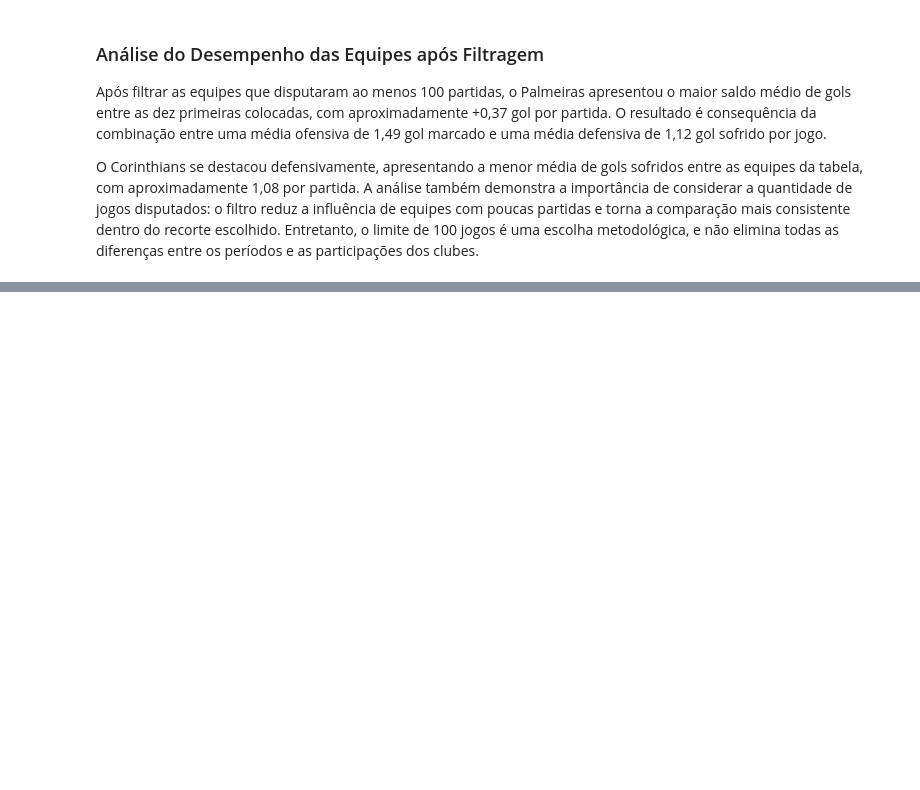
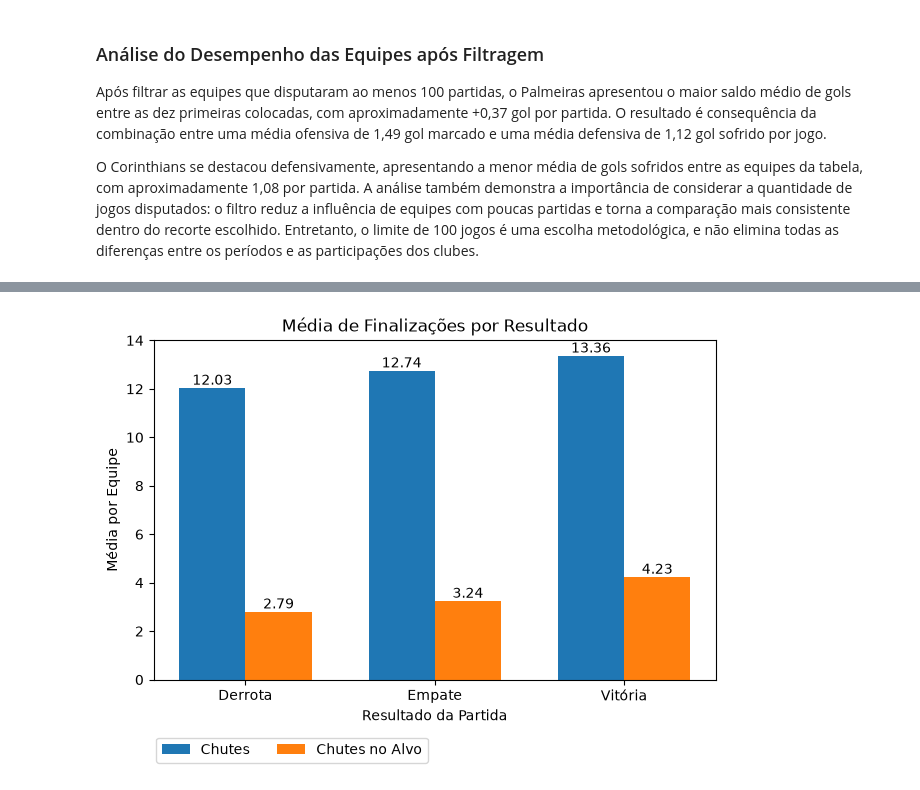
Before and after one commit to LuizFernand018/brasileirao-analytics, a Jupyter notebook: notebooks/01_exploracao_inicial.ipynb, the cells around one changed output, grey strips where cells are left out. Saved outputs shown, nothing was run; the diff lists cells and outputs as text; code cells hidden in the pictures; blank space fills up the shorter version.

Commit message:
feat: add análise de finalizações por resultado

```diff
--- a/notebooks/01_exploracao_inicial.ipynb
+++ b/notebooks/01_exploracao_inicial.ipynb
@@ -748,0 +919,5 @@ O Corinthians se destacou defensivamente, apresentando a menor média de gols so
+# %%
+anos_validos = list(range(2015, 2024)) + [2025]
+
+df_chutes = df_estatisticas.loc[df_estatisticas["ano"].isin(anos_validos)]
+df_chutes[["chutes", "chutes_no_alvo"]].describe()
@@ -748,0 +950,5 @@ O Corinthians se destacou defensivamente, apresentando a menor média de gols so
+# %%
+df_resultados_equipes["resultado"] = "Empate"
+
+df_resultados_equipes.loc[df_resultados_equipes["gols_marcados"] > df_resultados_equipes["gols_sofridos"], "resultado"] = "Vitória"
+df_resultados_equipes.loc[df_resultados_equipes["gols_marcados"] < df_resultados_equipes["gols_sofridos"], "resultado"] = "Derrota"
@@ -748,0 +963,2 @@ O Corinthians se destacou defensivamente, apresentando a menor média de gols so
+# %%
+df_analise = df_chutes.merge(df_resultados_equipes[["partida_id", "clube", "resultado"]], on=["partida_id", "clube"], how="inner")
@@ -748,0 +975,3 @@ O Corinthians se destacou defensivamente, apresentando a menor média de gols so
+# %%
+media_resultados = df_analise.groupby("resultado").agg(media_chutes = ("chutes", "mean"), media_chutes_no_alvo = ("chutes_no_alvo", "mean"))
+media_resultados.round(2)
@@ -748,0 +984,26 @@ O Corinthians se destacou defensivamente, apresentando a menor média de gols so
+# %%
+import numpy as np
+
+resultados = ["Derrota", "Empate", "Vitória"]
+
+valores_chutes = media_resultados.loc[resultados, "media_chutes"]
+valores_alvo = media_resultados.loc[resultados, "media_chutes_no_alvo"]
+
+posicoes = np.arange(len(resultados))
+largura = 0.35
+
+barras1 = plt.bar(posicoes - largura/2, valores_chutes, largura, label = "Chutes")
+barras2 = plt.bar(posicoes + largura/2, valores_alvo, largura, label = "Chutes no Alvo")
+
+plt.bar_label(barras1, fmt="%.2f", padding=0.1)
+plt.bar_label(barras2, fmt="%.2f", padding=0.1)
+
+plt.xticks(posicoes, resultados)
+plt.xlabel("Resultado da Partida")
+plt.ylabel("Média por Equipe")
+plt.title("Média de Finalizações por Resultado")
+plt.legend(loc = "upper right", bbox_to_anchor = (0.5, -0.15), ncol = 2)
+plt.tight_layout()
+plt.show()
+# %% [output]
+[figure, added]
```
Also changed, not shown: parts of 22 cells of this notebook.
